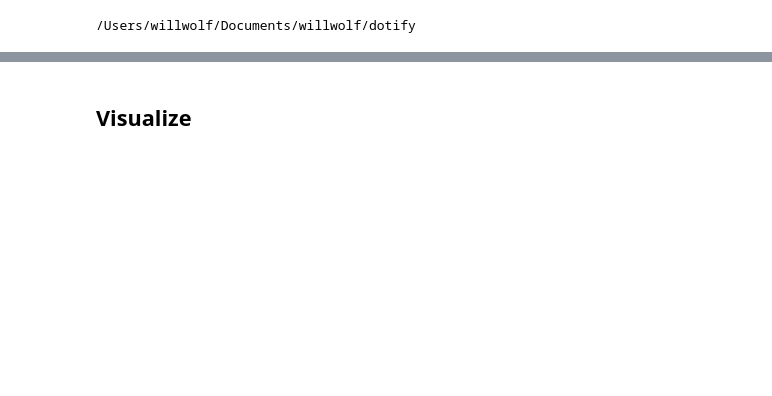
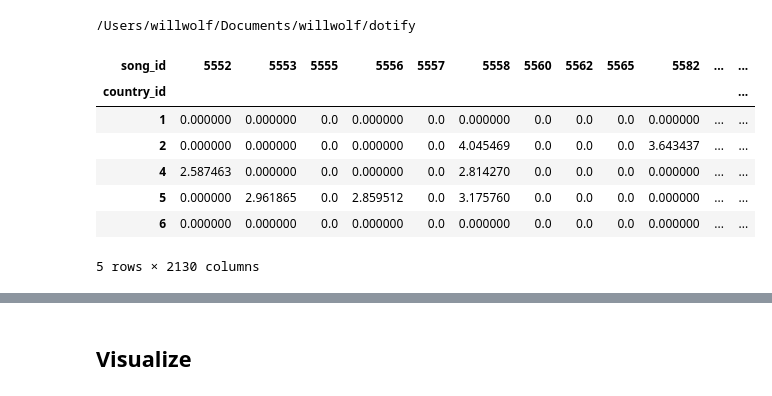
Before and after one commit to cavaunpeu/dotify, a Jupyter notebook: notebooks/neural_implicit_mf.ipynb, the cells around one changed output, grey strips where cells are left out. Cells and saved outputs as stored; diff of their text form; code cells hidden in the pictures; blank space fills up the shorter version.

```diff
--- a/notebooks/neural_implicit_mf.ipynb
+++ b/notebooks/neural_implicit_mf.ipynb
@@ -31,6 +33,17 @@ ENGINE = create_engine(Config.SQLALCHEMY_DATABASE_URI)
 %matplotlib inline
 # %%
 ratings_matrix = RatingsMatrix(n_top_songs=10000, eps=1e3)
+# %%
+ratings_matrix.R_ui.head()
+# %% [output]
+| song_id | 5552 | 5553 | 5555 | 5556 | 5557 | 5558 | 5560 | 5562 | 5565 | 5582 | ... | ... |
+| country_id |  |  |  |  |  |  |  |  |  |  |  | ... |
+| 1 | 0.000000 | 0.000000 | 0.0 | 0.000000 | 0.0 | 0.000000 | 0.0 | 0.0 | 0.0 | 0.000000 | ... | ... |
+| 2 | 0.000000 | 0.000000 | 0.0 | 0.000000 | 0.0 | 4.045469 | 0.0 | 0.0 | 0.0 | 3.643437 | ... | ... |
+| 4 | 2.587463 | 0.000000 | 0.0 | 0.000000 | 0.0 | 2.814270 | 0.0 | 0.0 | 0.0 | 0.000000 | ... | ... |
+| 5 | 0.000000 | 2.961865 | 0.0 | 2.859512 | 0.0 | 3.175760 | 0.0 | 0.0 | 0.0 | 0.000000 | ... | ... |
+| 6 | 0.000000 | 0.000000 | 0.0 | 0.000000 | 0.0 | 0.000000 | 0.0 | 0.0 | 0.0 | 0.000000 | ... | ... |
+5 rows × 2130 columns
 # %%
 # split into train, test sets
 # %%
```
Also changed, not shown: parts of 34 cells of this notebook.
